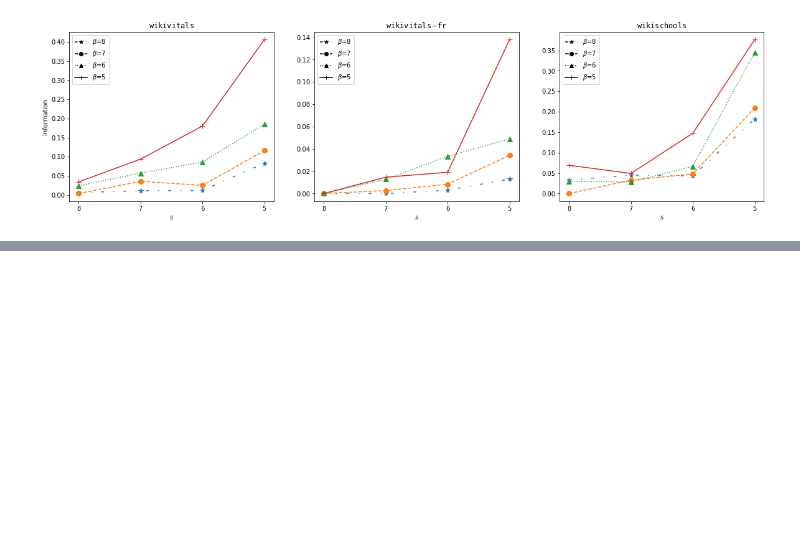
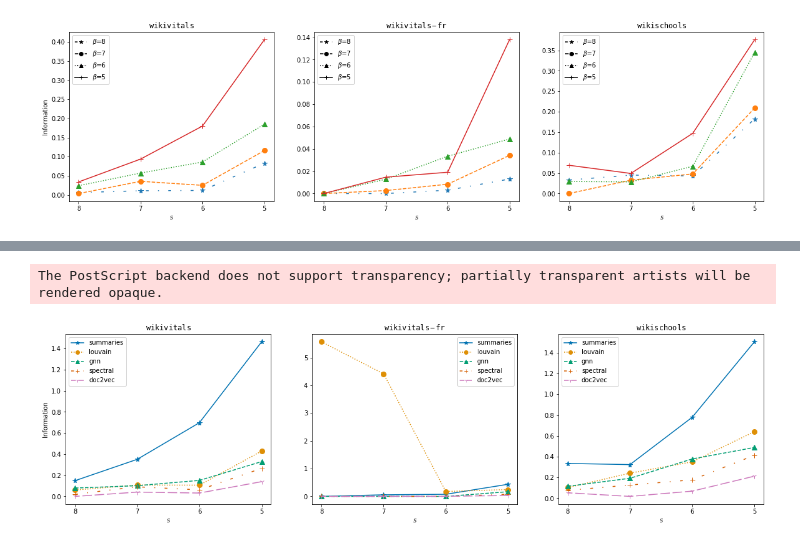
Before and after one commit to Co-MEG/CoMEG, a Jupyter notebook: notebooks/pattern_analysis_2.ipynb, the cells around one changed output, grey strips where cells are left out. Saved outputs shown, nothing was run; the diff lists cells and outputs as text; code cells hidden in the pictures; blank space fills up the shorter version.

```diff
--- a/notebooks/pattern_analysis_2.ipynb
+++ b/notebooks/pattern_analysis_2.ipynb
@@ -336,0 +383,4 @@ for i, d in enumerate(datasets):
+# %%
+# Load data
+with open('../output/result/informations_evaluation.pkl', 'rb') as data:
+    info_eval = pickle.load(data)
@@ -336,0 +402,30 @@ for i, d in enumerate(datasets):
+# %%
+rgb_values = sns.color_palette("colorblind", 8)
+
+# Plot result
+datasets = ['wikivitals', 'wikivitals-fr', 'wikischools']
+markers = ['*', 'o', '^', '+', '1']
+styles = ['solid', 'dotted', 'dashed', (0, (3, 10, 1, 10)), (5, (10, 3))]
+labels = ['summaries', 'louvain', 'gnn', 'spectral', 'doc2vec']
+ss = [8, 7, 6, 5]
+
+fig, ax = plt.subplots(1, len(datasets), figsize=(20, 5))
+legend_elements = [Line2D([0], [0], marker=markers[i], linestyle=styles[i], label=labels[i], color=rgb_values[i]) for i in range(5)]
+
+for i, d in enumerate(datasets):
+    for j in range(len(labels)):
+        ax[i].plot(info_eval.get(d).get(5).get(labels[j]), marker=markers[j], linestyle=styles[j], markersize=8, color=rgb_values[j])
+    ax[i].set_xticks(np.arange(0, len(ss)), labels=['8', '7', '6', '5'])
+    ax[i].set_title(rf"$\tt{d}$")
+    ax[i].set_xlabel(r'$s$')
+    #ax[i].set_yscale('log')
+    ax[i].legend(handles=legend_elements)
+
+    if i == 0:
+        ax[i].set_ylabel('Information')
+
+# Save image
+plt.savefig('../output/img/information_evaluation.eps', dpi=200, bbox_inches='tight')
+# %% [output]
+The PostScript backend does not support transparency; partially transparent artists will be rendered opaque.
+[figure, added]
```
Also changed, not shown: parts of 16 cells of this notebook.
